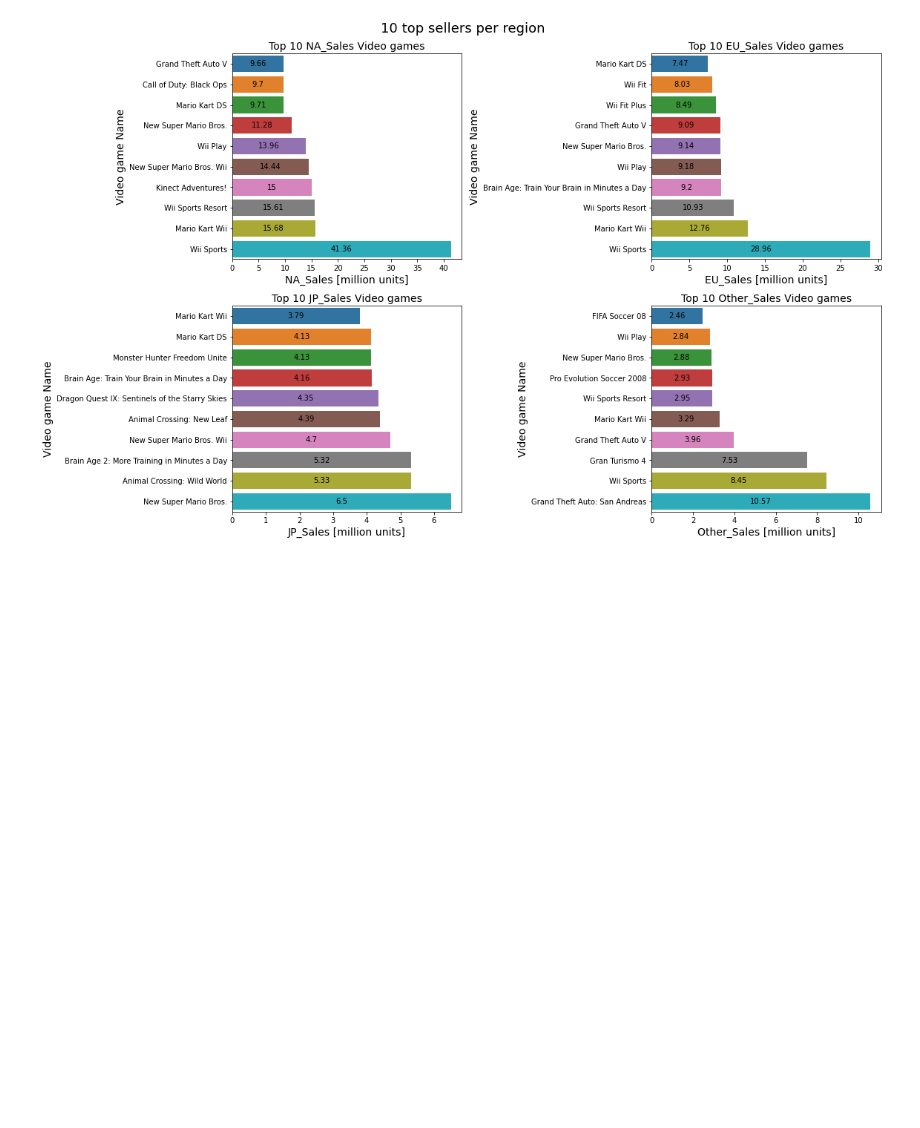
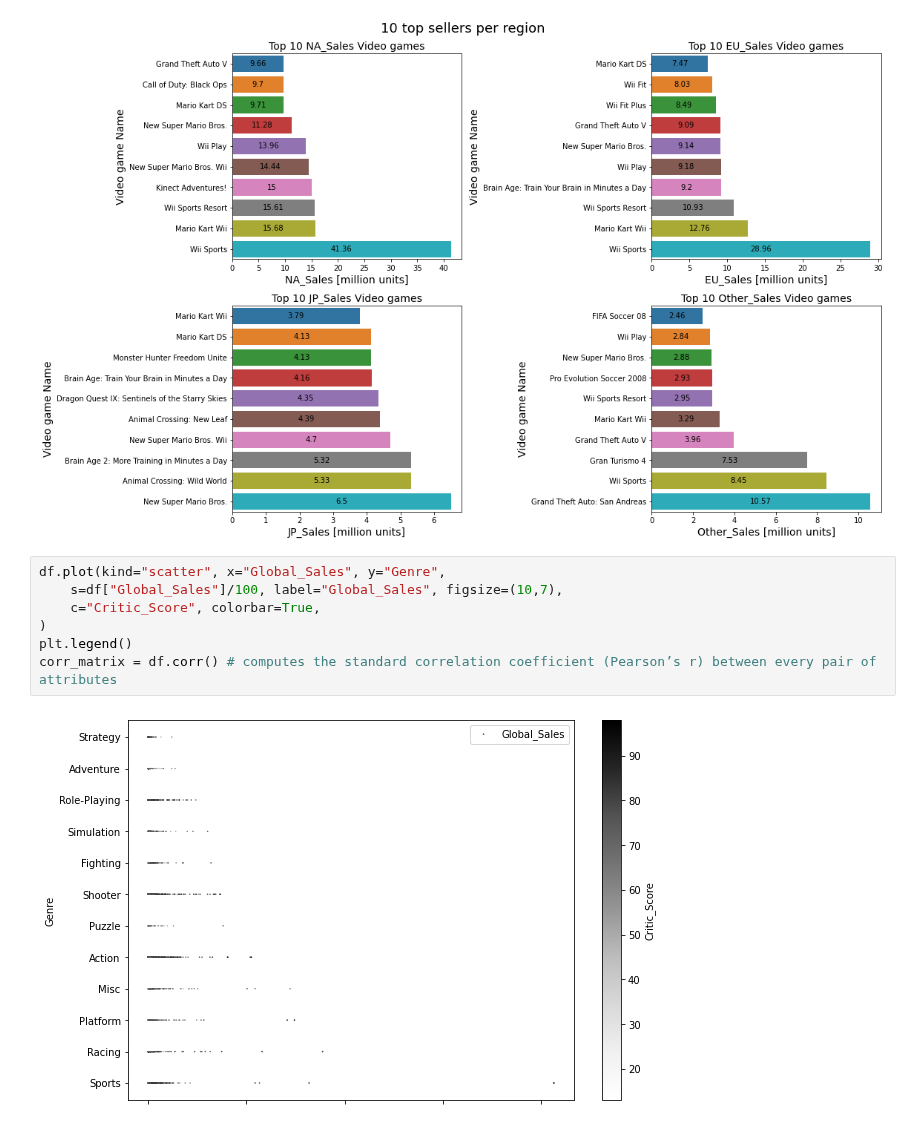
Before and after one commit to msadiq10/DMML-Group-15, a Jupyter notebook: group15-lab2.ipynb, the cells around one changed output. Cells and saved outputs as stored; diff of their text form; blank space fills up the shorter version.

Commit message:
added corr

```diff
--- a/group15-lab2.ipynb
+++ b/group15-lab2.ipynb
@@ -194,3 +194,12 @@ plt.show()
 # Code from "https://www.kaggle.com/code/baptisteadn/a-brief-analysis-of-video-games-sales/notebook"
 # %% [output]
 [figure]
+# %%
+df.plot(kind="scatter", x="Global_Sales", y="Genre",
+    s=df["Global_Sales"]/100, label="Global_Sales", figsize=(10,7),
+    c="Critic_Score", colorbar=True,
+)
+plt.legend()
+corr_matrix = df.corr() # computes the standard correlation coefficient (Pearson’s r) between every pair of attributes
+# %% [output]
+[figure, added]
```
